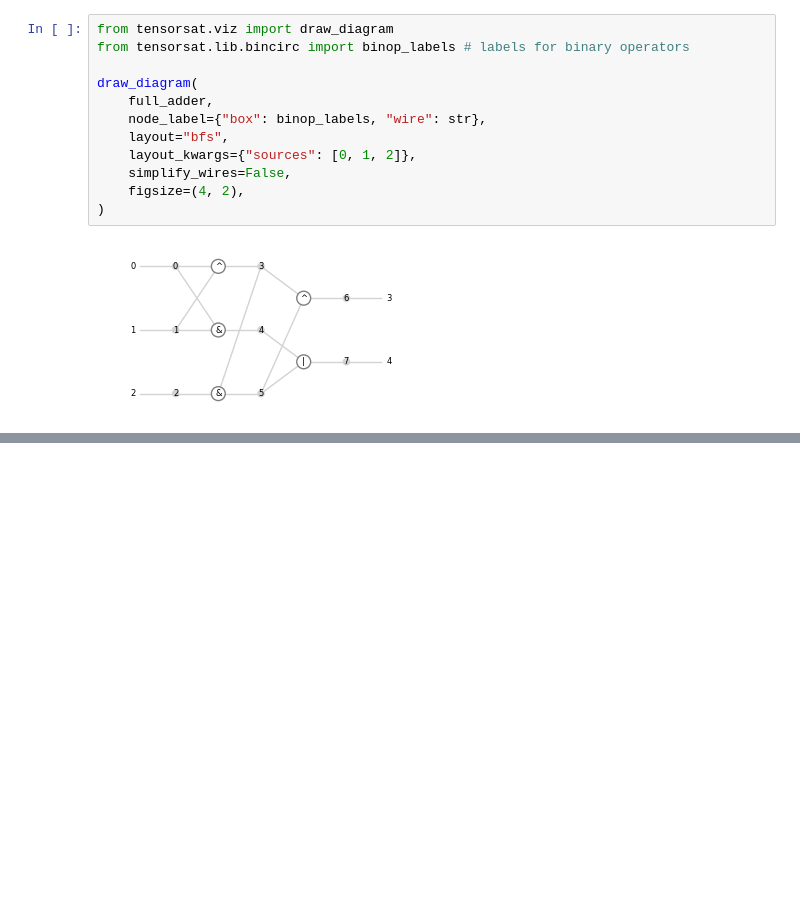
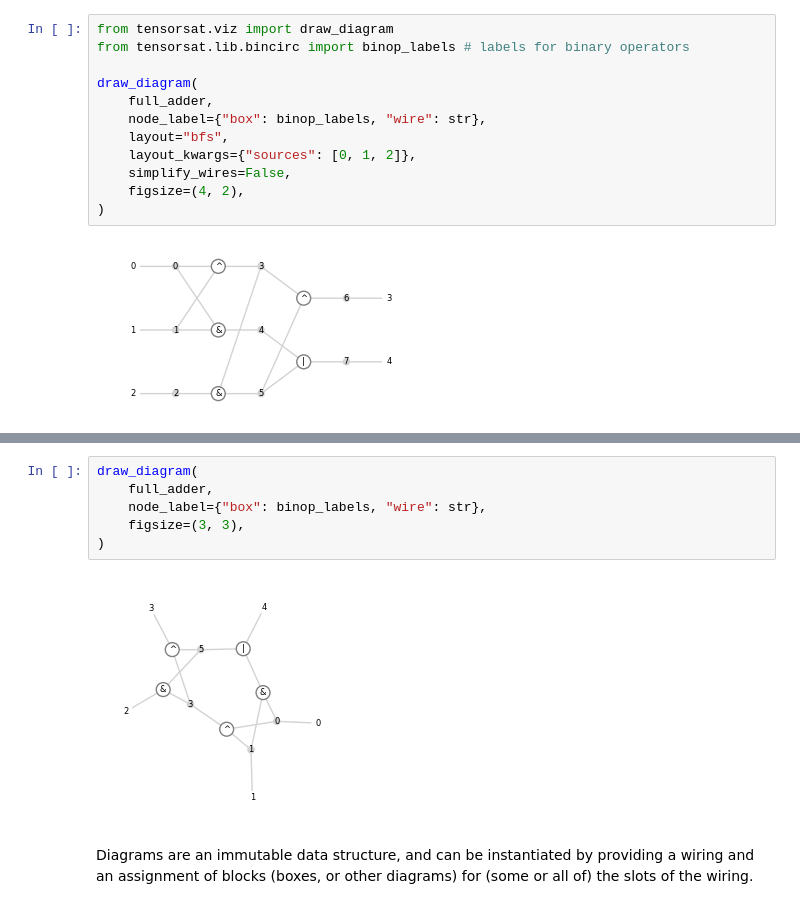
Before and after one commit to hashberg-io/tensorsat, a Jupyter notebook: notebooks/01-introduction.ipynb, the cells around one changed output, grey strips where cells are left out. Saved outputs shown, nothing was run; the diff lists cells and outputs as text; blank space fills up the shorter version.

Commit message:
feat: add diagram exemplifiers to 01-introduction notebook

```diff
--- a/notebooks/01-introduction.ipynb
+++ b/notebooks/01-introduction.ipynb
@@ -384,0 +356,10 @@ draw_diagram(
+# %%
+draw_diagram(
+    full_adder,
+    node_label={"box": binop_labels, "wire": str},
+    figsize=(3, 3),
+)
+# %% [output]
+[figure, added]
+# %% [markdown]
+Diagrams are an immutable data structure, and can be instantiated by providing a wiring and an assignment of blocks (boxes, or other diagrams) for (some or all of) the slots of the wiring.
```
Also changed, not shown: parts of 45 cells of this notebook.
